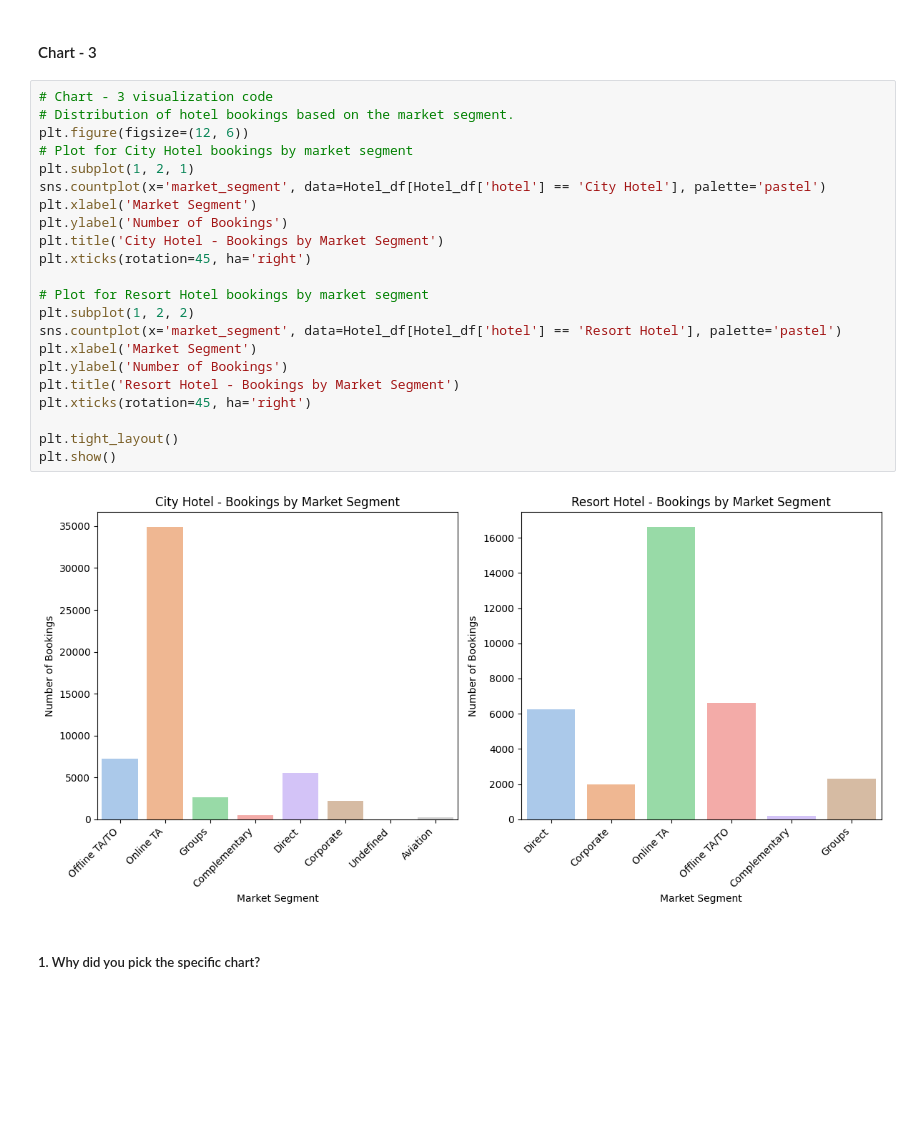
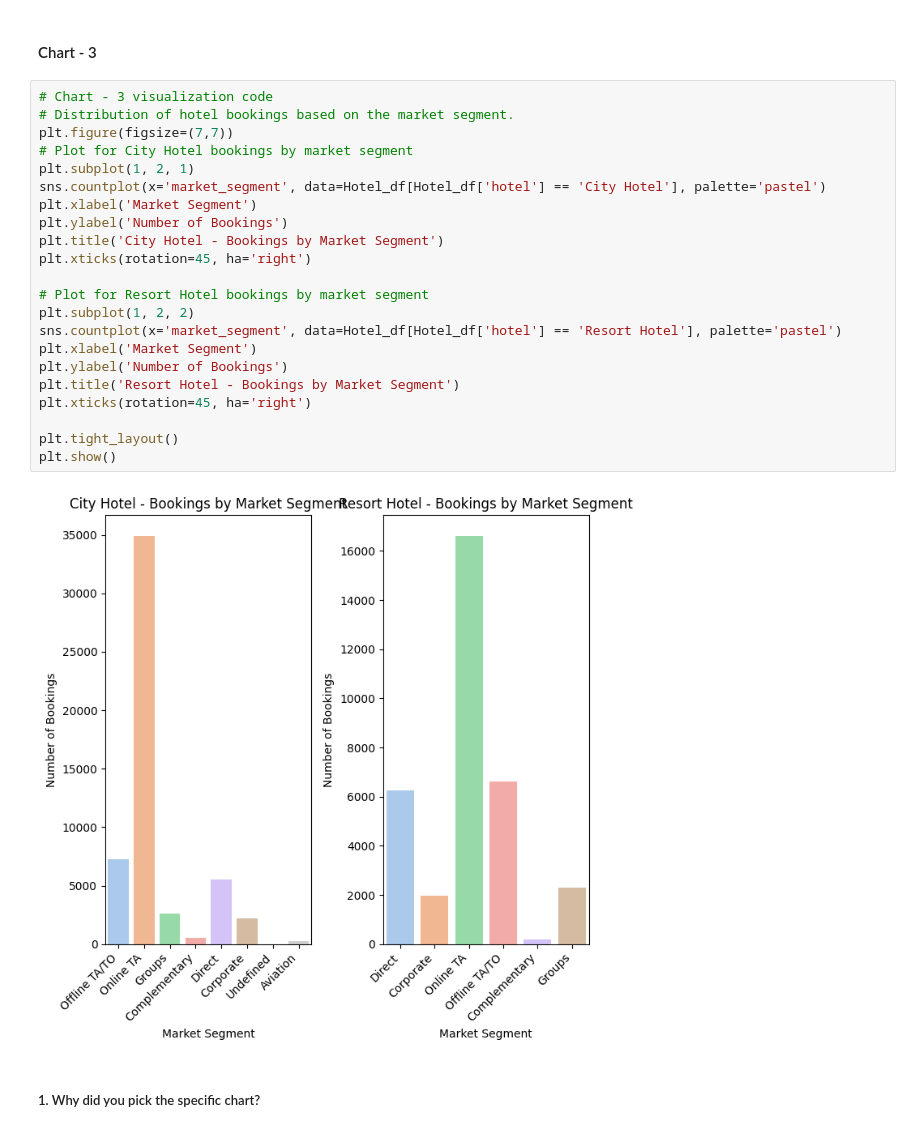
Before and after one commit to Sonall2023/Capstone_EDA_Hotel_booking, a Jupyter notebook: Final_Hotel_Booking_Analysis.ipynb, the cells around one changed output. Cells and saved outputs as stored; diff of their text form; blank space fills up the shorter version.

```diff
--- a/Final_Hotel_Booking_Analysis.ipynb
+++ b/Final_Hotel_Booking_Analysis.ipynb
@@ -562,27 +536,27 @@ The chart helps hotels with pricing and revenue. City Hotel can be more luxuriou
 # %%
 # Chart - 3 visualization code
 # Distribution of hotel bookings based on the market segment.
-plt.figure(figsize=(12, 6))
+plt.figure(figsize=(7,7))
 # Plot for City Hotel bookings by market segment
 plt.subplot(1, 2, 1)
 sns.countplot(x='market_segment', data=Hotel_df[Hotel_df['hotel'] == 'City Hotel'], palette='pastel')
 plt.xlabel('Market Segment')
 plt.ylabel('Number of Bookings')
 plt.title('City Hotel - Bookings by Market Segment')
 plt.xticks(rotation=45, ha='right')
 
 # Plot for Resort Hotel bookings by market segment
 plt.subplot(1, 2, 2)
 sns.countplot(x='market_segment', data=Hotel_df[Hotel_df['hotel'] == 'Resort Hotel'], palette='pastel')
 plt.xlabel('Market Segment')
 plt.ylabel('Number of Bookings')
 plt.title('Resort Hotel - Bookings by Market Segment')
 plt.xticks(rotation=45, ha='right')
 
 plt.tight_layout()
 plt.show()
 # %% [output]
-[figure, old version]
+[figure, new version]
 # %% [markdown]
 ##### 1. Why did you pick the specific chart?
 # %% [markdown]
```
Also changed, not shown: parts of 25 cells of this notebook.
